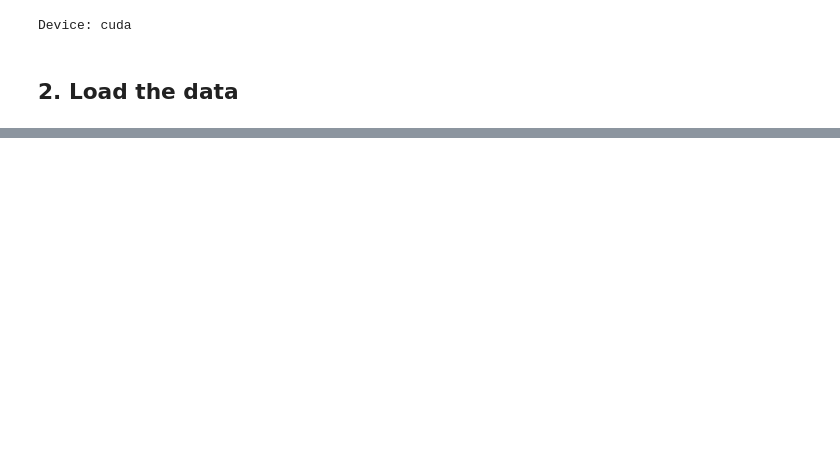
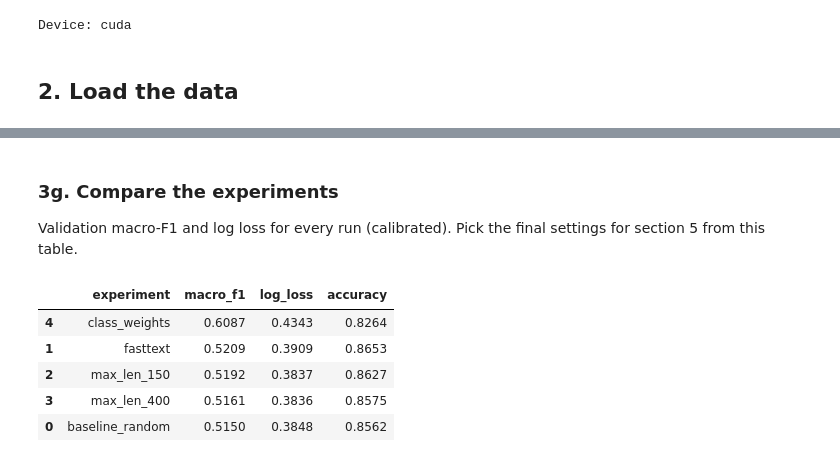
Before and after one commit to michael-alu/nlp_language_technologies, a Jupyter notebook: notebooks/04_cnn.ipynb, the cells around one changed output, grey strips where cells are left out. Cells and saved outputs as stored; diff of their text form; code cells hidden in the pictures; blank space fills up the shorter version.

```diff
--- a/notebooks/04_cnn.ipynb
+++ b/notebooks/04_cnn.ipynb
@@ -506,0 +409,21 @@ Saved Zindi submission to /content/nlp_language_technologies/results/submissions
+# %% [markdown]
+### 3g. Compare the experiments
+
+Validation macro-F1 and log loss for every run (calibrated). Pick the final settings for section 5 from this table.
+# %%
+comparison = pd.DataFrame([
+    {"experiment": name,
+     "macro_f1": r["calibrated_scores"]["macro_f1"],
+     "log_loss": r["calibrated_scores"]["log_loss"],
+     "accuracy": r["calibrated_scores"]["accuracy"]}
+    for name, r in experiment_results.items()
+]).sort_values("macro_f1", ascending=False)
+
+comparison
+# %% [output]
+|  | experiment | macro_f1 | log_loss | accuracy |
+| 4 | class_weights | 0.6087 | 0.4343 | 0.8264 |
+| 1 | fasttext | 0.5209 | 0.3909 | 0.8653 |
+| 2 | max_len_150 | 0.5192 | 0.3837 | 0.8627 |
+| 3 | max_len_400 | 0.5161 | 0.3836 | 0.8575 |
+| 0 | baseline_random | 0.5150 | 0.3848 | 0.8562 |
```
Also changed, not shown: parts of 53 cells of this notebook, 1 other file.
